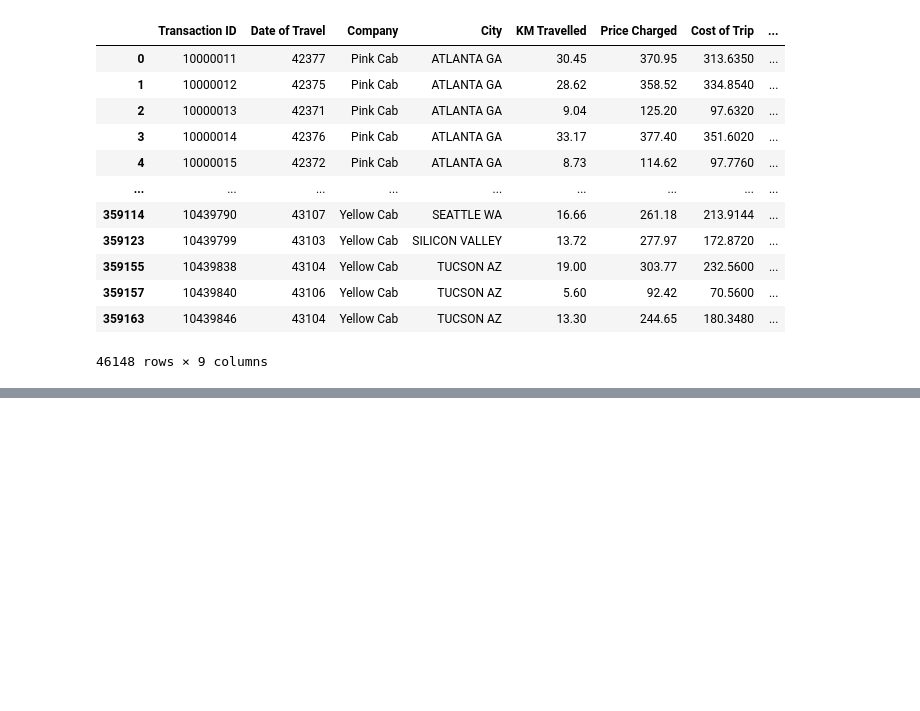
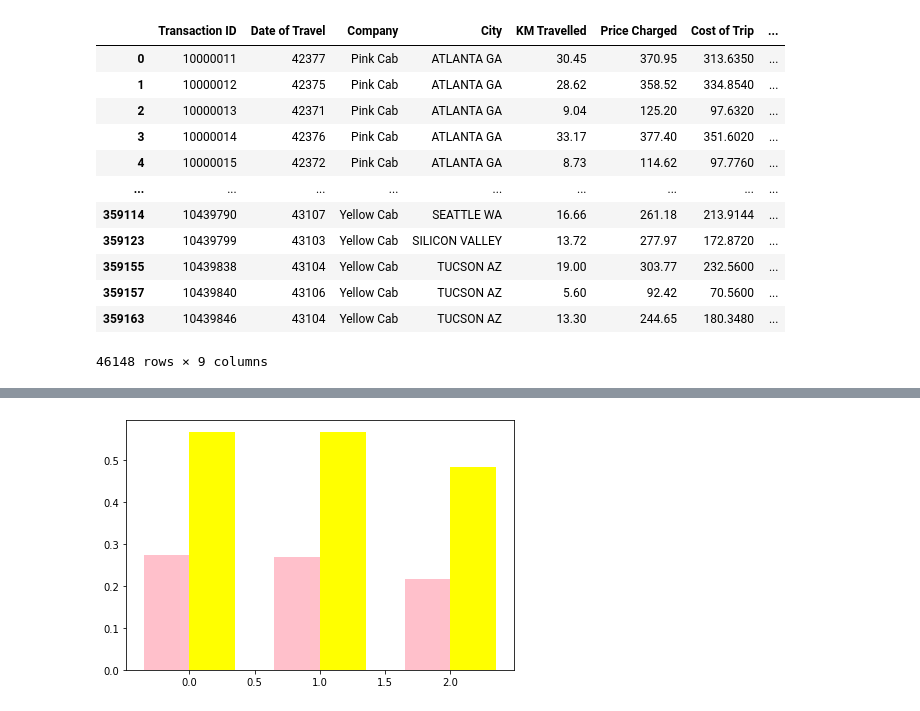
Before and after one commit to buyuktas18/DataSets, a Jupyter notebook: cab_analysis.ipynb, the cells around one changed output, grey strips where cells are left out. Saved outputs shown, nothing was run; the diff lists cells and outputs as text; code cells hidden in the pictures; blank space fills up the shorter version.

Commit message:
Extra features and visualizations have been added

```diff
--- a/cab_analysis.ipynb
+++ b/cab_analysis.ipynb
@@ -214,0 +296,6 @@ Name: Customer ID, dtype: int64
+# %%
+profit_per_year = cab_records.groupby(['Year', 'Company']).agg(total_cost = pd.NamedAgg(column='Cost of Trip', aggfunc=sum),
+                                            total_income = pd.NamedAgg(column='Price Charged', aggfunc=sum)
+                                            )
+# %%
+profit_per_year['profit'] = (profit_per_year['total_income'] - profit_per_year['total_cost'])/profit_per_year['total_cost']
@@ -214,0 +318,28 @@ Name: Customer ID, dtype: int64
+# %%
+labels = [2016, 2017, 2018]
+# %%
+pink1 = profit_per_year.loc[2016, 'profit'].loc['Pink Cab']
+pink2 = profit_per_year.loc[2017, 'profit'].loc['Pink Cab']
+pink3 = profit_per_year.loc[2018, 'profit'].loc['Pink Cab']
+
+yellow1 = profit_per_year.loc[2016, 'profit'].loc['Yellow Cab']
+yellow2 = profit_per_year.loc[2017, 'profit'].loc['Yellow Cab']
+yellow3 = profit_per_year.loc[2018, 'profit'].loc['Yellow Cab']
+# %%
+data_1 = [pink1, pink2, pink3]
+data_2 = [yellow1, yellow2, yellow3]
+
+x = np.arange(len(labels))
+width = 0.35
+
+
+fig, ax = plt.subplots()
+rects1 = ax.bar(x - width/2, data_1, width, label='Pink', color="pink")
+rects2 = ax.bar(x + width/2, data_2, width, label='Yellow', color="yellow")
+
+
+fig.tight_layout()
+
+plt.show()
+# %% [output]
+[figure, added]
```
Also changed, not shown: parts of 48 cells of this notebook.
